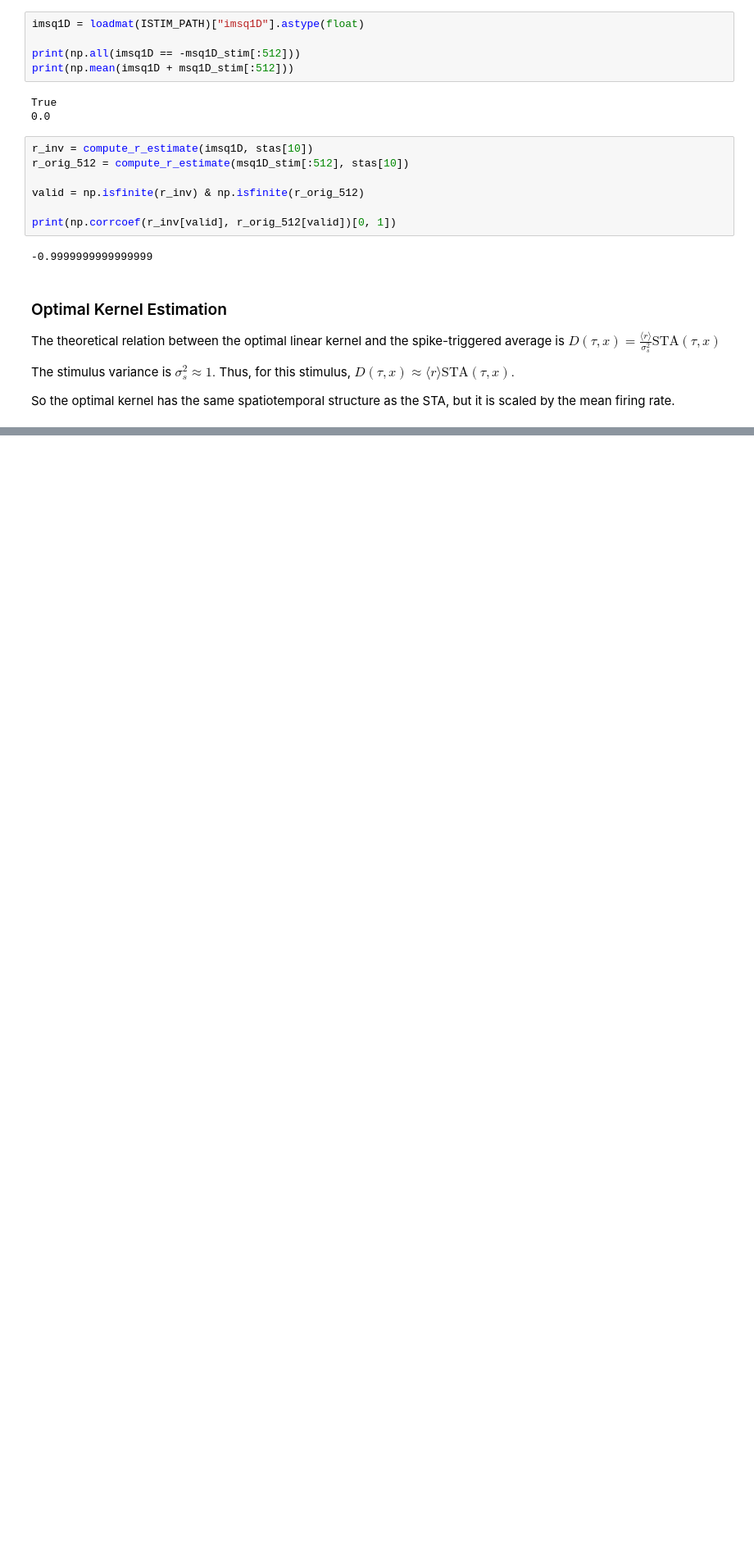
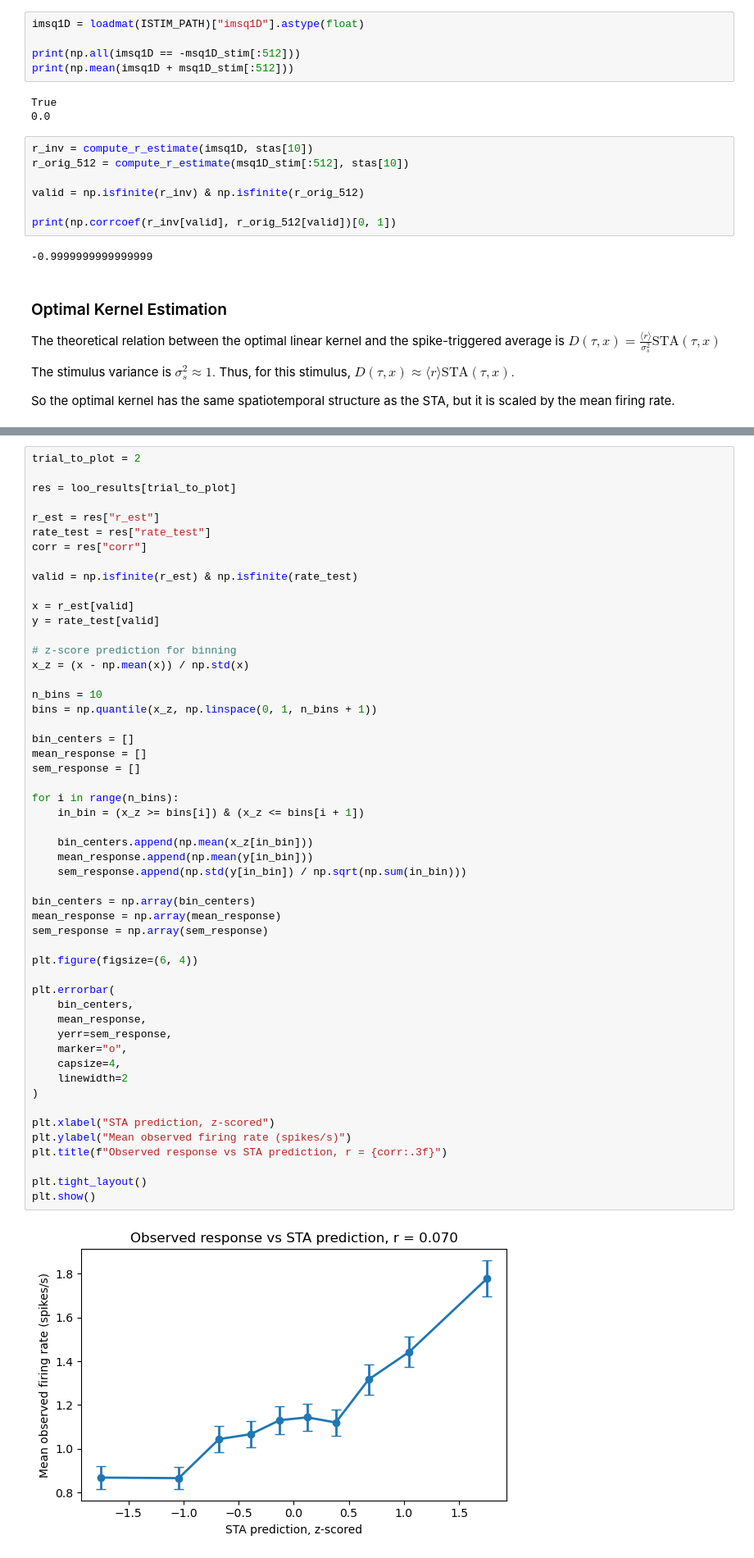
Before and after one commit to alessandrodipiano/neural_encoding, a Jupyter notebook: notebook/start.ipynb, the cells around one changed output, grey strips where cells are left out. Shown at 82% size. Saved outputs shown, nothing was run; the diff lists cells and outputs as text; blank space fills up the shorter version.

```diff
--- a/notebook/start.ipynb
+++ b/notebook/start.ipynb
@@ -782,0 +618,54 @@ p-value: 0.001996007984031936
+# %%
+trial_to_plot = 2
+
+res = loo_results[trial_to_plot]
+
+r_est = res["r_est"]
+rate_test = res["rate_test"]
+corr = res["corr"]
+
+valid = np.isfinite(r_est) & np.isfinite(rate_test)
+
+x = r_est[valid]
+y = rate_test[valid]
+
+# z-score prediction for binning
+x_z = (x - np.mean(x)) / np.std(x)
+
+n_bins = 10
+bins = np.quantile(x_z, np.linspace(0, 1, n_bins + 1))
+
+bin_centers = []
+mean_response = []
+sem_response = []
+
+for i in range(n_bins):
+    in_bin = (x_z >= bins[i]) & (x_z <= bins[i + 1])
+
+    bin_centers.append(np.mean(x_z[in_bin]))
+    mean_response.append(np.mean(y[in_bin]))
+    sem_response.append(np.std(y[in_bin]) / np.sqrt(np.sum(in_bin)))
+
+bin_centers = np.array(bin_centers)
+mean_response = np.array(mean_response)
+sem_response = np.array(sem_response)
+
+plt.figure(figsize=(6, 4))
+
+plt.errorbar(
+    bin_centers,
+    mean_response,
+    yerr=sem_response,
+    marker="o",
+    capsize=4,
+    linewidth=2
+)
+
+plt.xlabel("STA prediction, z-scored")
+plt.ylabel("Mean observed firing rate (spikes/s)")
+plt.title(f"Observed response vs STA prediction, r = {corr:.3f}")
+
+plt.tight_layout()
+plt.show()
+# %% [output]
+[figure, added]
```
Also changed, not shown: parts of 16 cells of this notebook, 1 other file.
